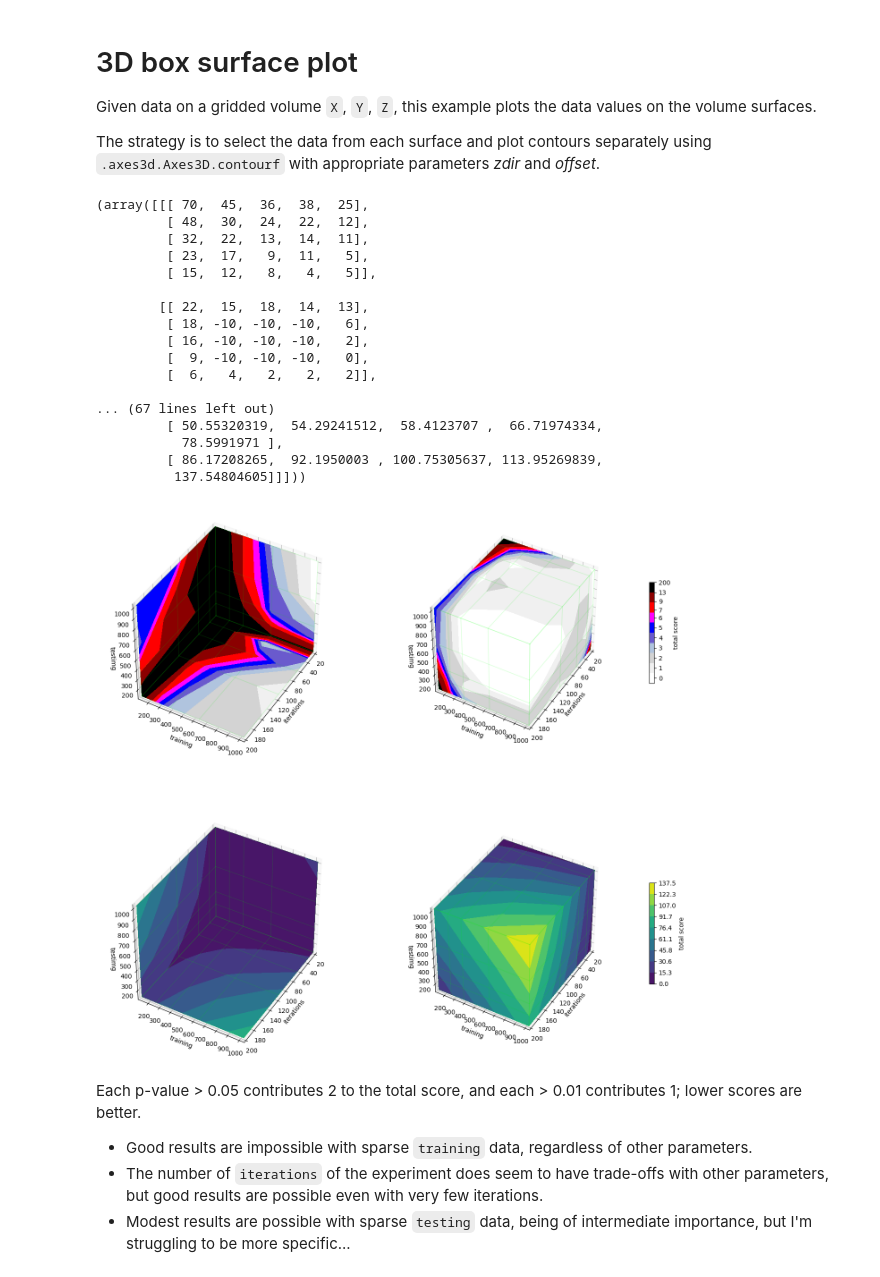
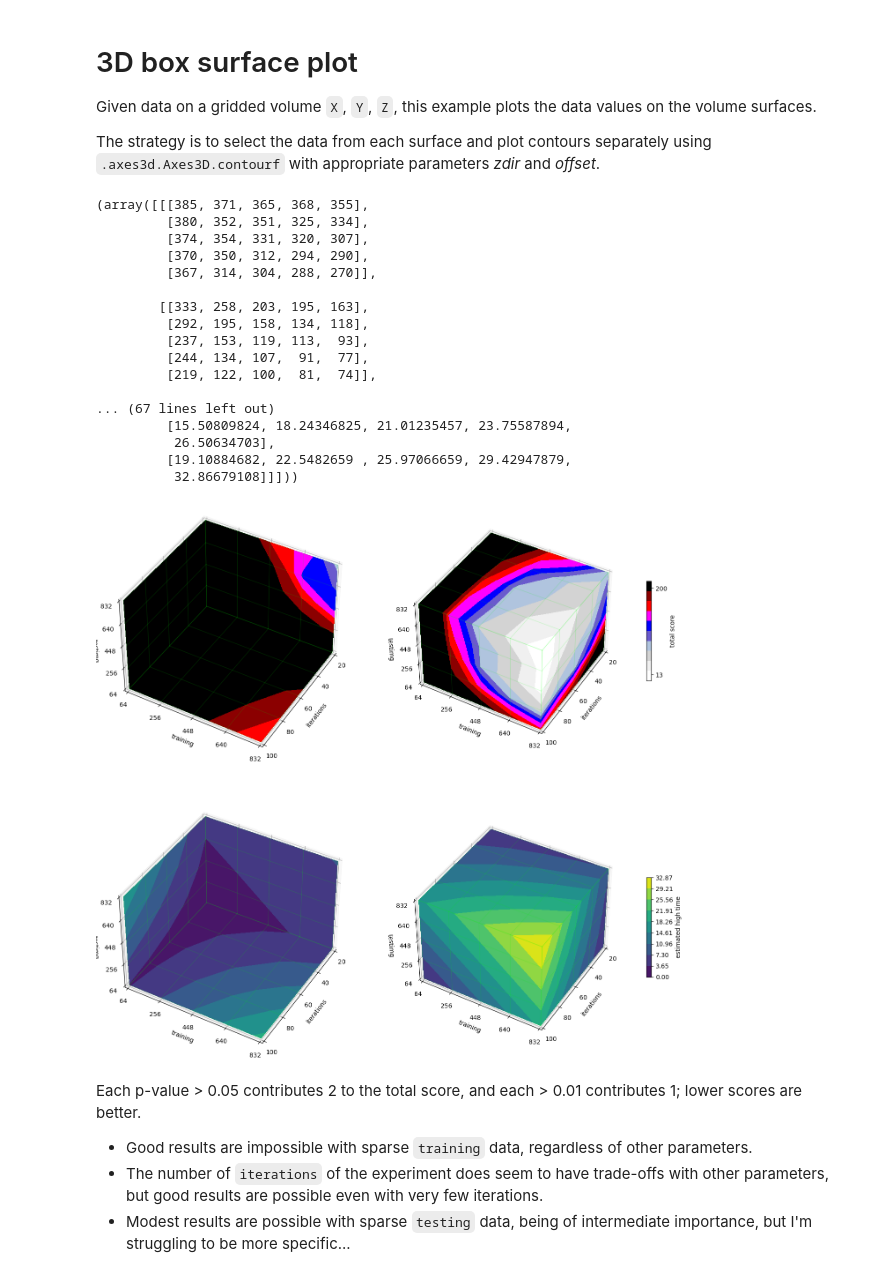
Before and after one commit to ShapeOfMatter/choreography, a Jupyter notebook: results/box3d.ipynb, the cells around one changed output. Saved outputs shown, nothing was run; the diff lists cells and outputs as text; code cells hidden in the pictures.

Commit message:
commit old notebook for 3d plots.

```diff
--- a/results/box3d.ipynb
+++ b/results/box3d.ipynb
@@ -6,7 +6,7 @@ import numpy as np
 import re
 import statistics
 # %%
-CSV_FILE_PATH = "../gitignore/cube_search/large_cube_2023_Aug_23_00_35_54_.csv"
+CSV_FILE_PATH = "../gitignore/cube_search/small_2023_Sep_13_15_05_11_.csv"
 # %%
 @dataclass(frozen=True)
 class TestPower:
@@ -83,29 +102,29 @@ t_data = np.array( [ [ [ high_times.get(TestPower("", "", x, y, z), -10)
                  )
 (p_data, t_data)
 # %% [output]
-(array([[[ 70,  45,  36,  38,  25],
-         [ 48,  30,  24,  22,  12],
-         [ 32,  22,  13,  14,  11],
-         [ 23,  17,   9,  11,   5],
-         [ 15,  12,   8,   4,   5]],
+(array([[[385, 371, 365, 368, 355],
+         [380, 352, 351, 325, 334],
+         [374, 354, 331, 320, 307],
+         [370, 350, 312, 294, 290],
+         [367, 314, 304, 288, 270]],
 
-        [[ 22,  15,  18,  14,  13],
-         [ 18, -10, -10, -10,   6],
-         [ 16, -10, -10, -10,   2],
-         [  9, -10, -10, -10,   0],
-         [  6,   4,   2,   2,   2]],
+        [[333, 258, 203, 195, 163],
+         [292, 195, 158, 134, 118],
+         [237, 153, 119, 113,  93],
+         [244, 134, 107,  91,  77],
+         [219, 122, 100,  81,  74]],
 
 ... (67 lines left out)
-         [ 50.55320319,  54.29241512,  58.4123707 ,  66.71974334,
-           78.5991971 ],
-         [ 86.17208265,  92.1950003 , 100.75305637, 113.95269839,
-          137.54804605]]]))
+         [15.50809824, 18.24346825, 21.01235457, 23.75587894,
+          26.50634703],
+         [19.10884682, 22.5482659 , 25.97066659, 29.42947879,
+          32.86679108]]]))
 # %%
 p_kw = {
     'vmin': min(p_scores.values()),
     'vmax': max(p_scores.values()),
     #'levels': np.linspace(min(results.values()), max(results.values()), 10),
-    'levels': np.array([-0.5, 0.5, 1.5, 2.5, 3.5, 4.5, 5.5, 6.5, 8.5, 12.5, 200]),
+    'levels': np.array([10, 15, 20, 30, 40, 50, 60, 75, 90, 115, 400]),
     'colors': ['white', '0.94', 'lightgrey', 'lightsteelblue', 'slateblue', 'blue', 'fuchsia', 'red', 'darkred', 'black']
 }
 t_kw = {
@@ -121,6 +140,7 @@ zmin, zmax = Z.min(), Z.max()
 edges_kw = dict(color=(0.0, 1.0, 0.0, 0.15), linewidth=1, zorder=1e3)
 
 axes_set_kw = {'xlim': [xmin, xmax], 'ylim': [ymin, ymax], 'zlim': [zmin, zmax],
+               'xticks': list(iterations), 'yticks': list(trainingNs), 'zticks': list(testingNs),
                'xlabel':'iterations', 'ylabel':'training', 'zlabel':'testimg'}
 def configure_ax(ax, foreground):
     if foreground:
@@ -146,7 +166,7 @@ def configure_ax(ax, foreground):
 
     ax.set(**axes_set_kw)
     ax.view_init(40, 30, 0)
-    ax.set_box_aspect((xmax/xmin, ymax/ymin, zmax/zmin), zoom=0.9)
+    #ax.set_box_aspect((xmax/xmin, ymax/ymin, zmax/zmin), zoom=0.9)
 # %%
 # Create a figure with 3D ax
 fig = plt.figure(figsize=(16, 16))
@@ -208,35 +228,35 @@ _ = ax3.contourf(
     t_data[:, 0, :], Y[:, 0, :], Z[:, 0, :],
     zdir='x', offset=X.min(), **t_kw
 )
 # --
 configure_ax(ax3, True)
 
 
 ax4 = fig.add_subplot(224, projection='3d')
 
 # Plot contour surfaces
 _ = ax4.contourf(
     X[:, :, -1], Y[:, :, -1], t_data[:, :, -1],
     zdir='z', offset=Z.max(), **t_kw
 )
 _ = ax4.contourf(
     X[-1, :, :], t_data[-1, :, :], Z[-1, :, :],
     zdir='y', offset=Y.max(), **t_kw
 )
 D = ax4.contourf(
     t_data[:, -1, :], Y[:, -1, :], Z[:, -1, :],
     zdir='x', offset=X.max(), **t_kw
 )
 # --
 configure_ax(ax4, False)
 
 # Colorbar
-fig.colorbar(D, ax=ax4, fraction=0.02, pad=0.1, label='total score')
+fig.colorbar(D, ax=ax4, fraction=0.02, pad=0.1, label='estimated high time')
 
 # Show Figure
 plt.show()
 # %% [output]
-[figure, old version]
+[figure, new version]
 # %% [markdown]
 Each p-value > 0.05 contributes 2 to the total score, and each > 0.01 contributes 1; lower scores are better.
 
```
Also changed, not shown: parts of 1 cell of this notebook.
